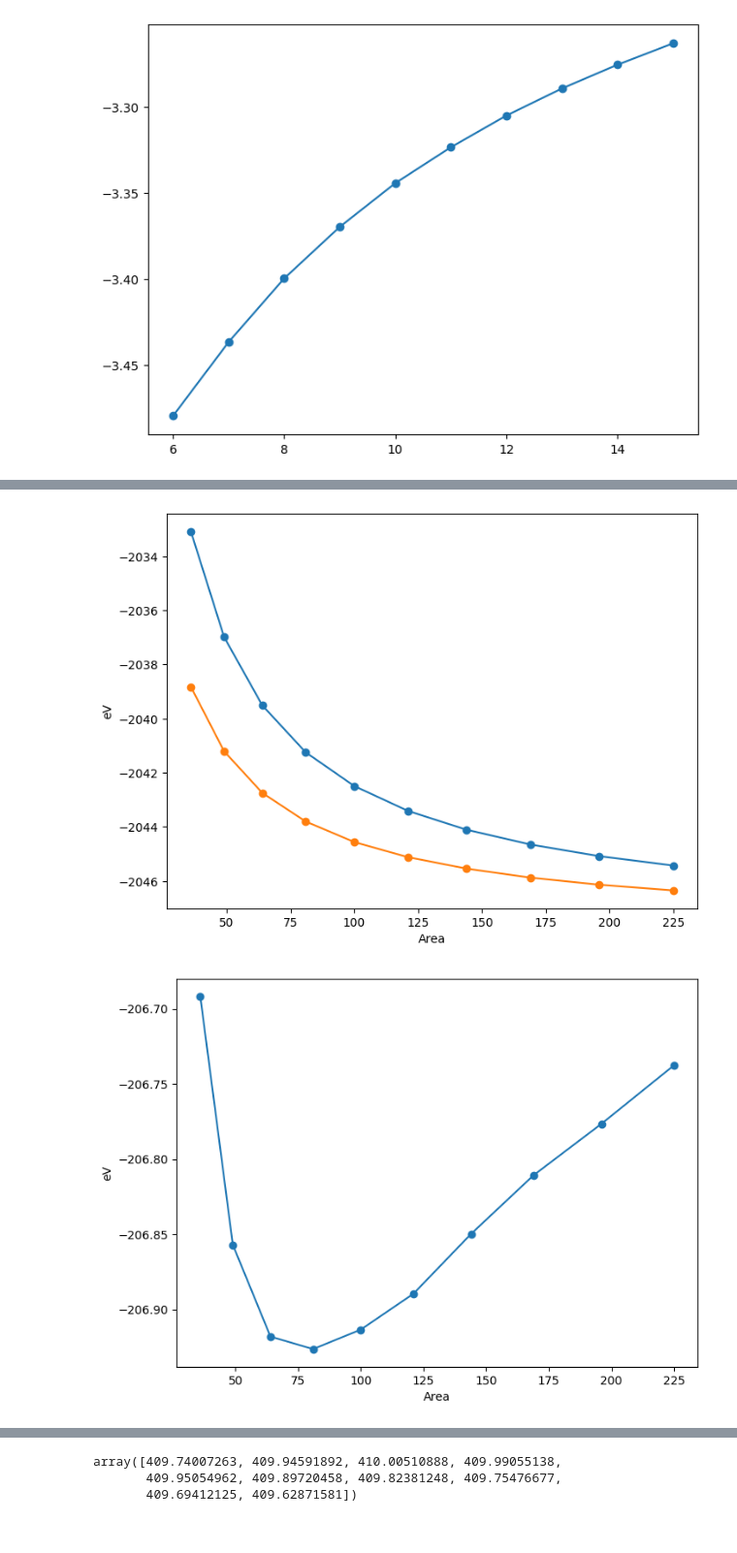
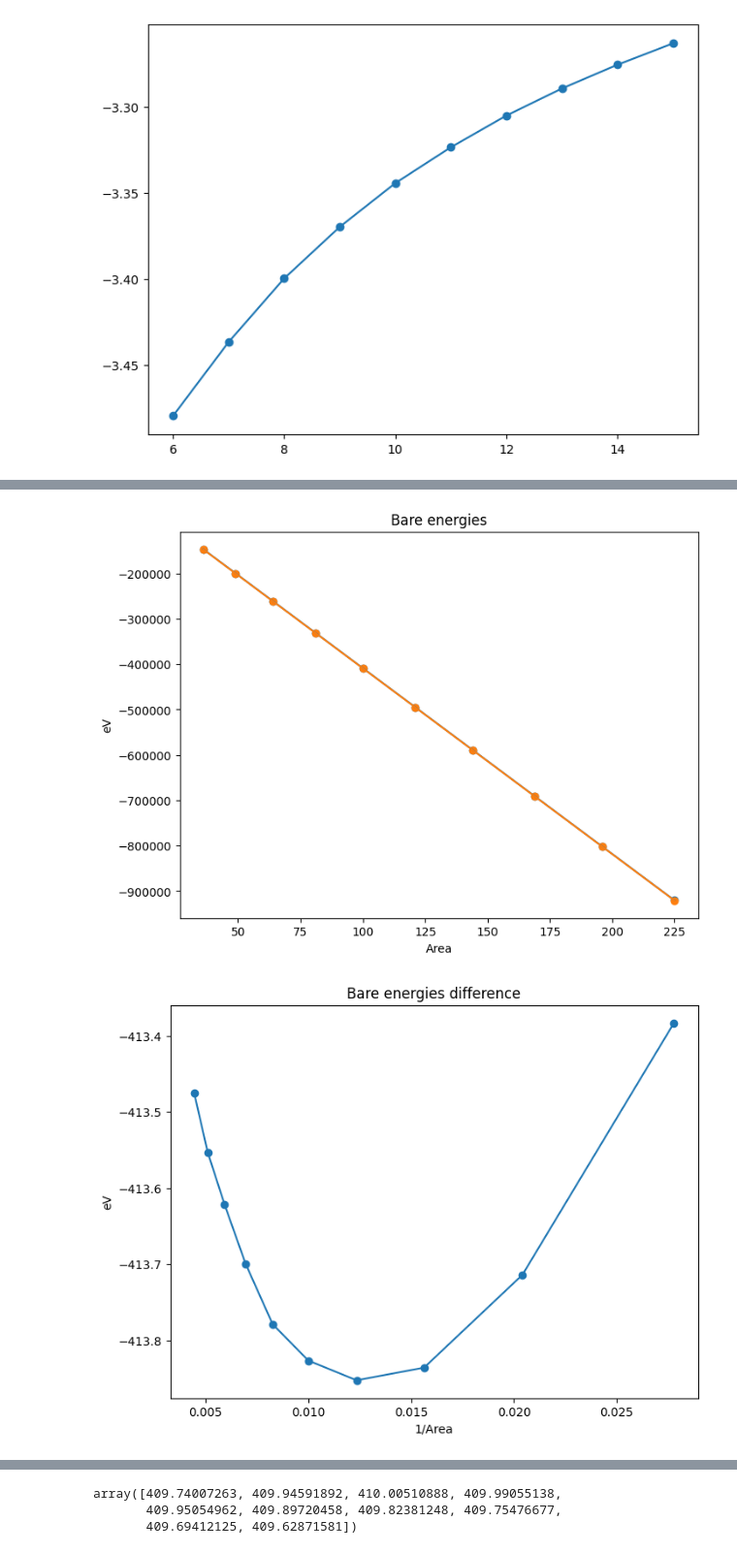
Before and after one commit to rjguo1208/potcorr, a Jupyter notebook: plot.ipynb, the cells around one changed output, grey strips where cells are left out. Shown at 97% size. Cells and saved outputs as stored; diff of their text form; code cells hidden in the pictures.

```diff
--- a/plot.ipynb
+++ b/plot.ipynb
@@ -344,7 +360,7 @@ ebare_n = np.array([-5381.687661436076,
 -21643.46768920564,
 -25407.772679060774,
 -29473.220809060447,
--33839.802306976635])*Ry2eV
+-33839.802306976635])*Ry2eV*2
 
 ebare_c = np.array(([-5396.885582043105,
 -7354.3378632487975,
@@ -355,7 +371,7 @@ ebare_c = np.array(([-5396.885582043105,
 -21658.677232979317,
 -25422.979346740085,
 -29488.42496927349,
--33855.00360001173]))*Ry2eV
+-33855.00360001173]))*Ry2eV*2
 
 potsum_bare_n = np.array([292.0550494355542,
 398.2248836629792,
@@ -366,7 +382,7 @@ potsum_bare_n = np.array([292.0550494355542,
 1174.081367347724,
 1378.2541253884908,
 1598.760703935667,
-1835.6011051922458])*Ry2eV
+1835.6011051922458])*Ry2eV*2
 
 potsum_bare_c = np.array([292.0550494355542,
 398.2248836629792,
@@ -377,41 +393,45 @@ potsum_bare_c = np.array([292.0550494355542,
 1174.081367347724,
 1378.2541253884908,
 1598.760703935667,
-1835.6011051922458,])*Ry2eV
+1835.6011051922458,])*Ry2eV*2
 
 x = np.array([6,7,8,9,10,11,12,13,14,15])
 
 fig,ax = plt.subplots(figsize = (8,6), dpi = 100)
-ax.plot(x**2,ebare_n/x**2)
-ax.plot(x**2,ebare_c/x**2)
-ax.scatter(x**2,ebare_n/x**2)
-ax.scatter(x**2,ebare_c/x**2)
+ax.plot(x**2,ebare_n)
+ax.plot(x**2,ebare_c)
+ax.scatter(x**2,ebare_n)
+ax.scatter(x**2,ebare_c)
 plt.ylabel('eV')
 plt.xlabel('Area')
+plt.title('Bare energies')
 plt.show()
 
 fig,ax = plt.subplots(figsize = (8,6), dpi = 100)
-ax.plot(x**2,(ebare_c-ebare_n))
-ax.scatter(x**2,(ebare_c-ebare_n))
+ax.plot(1/x**2,(ebare_c-ebare_n))
+ax.scatter(1/x**2,(ebare_c-ebare_n))
 plt.ylabel("eV")
-plt.xlabel('Area')
+plt.xlabel('1/Area')
+plt.title('Bare energies difference')
 plt.show()
 
 fig,ax = plt.subplots(figsize = (8,6), dpi = 100)
 ax.plot(x**2,potsum_bare_n)
 ax.plot(x**2,potsum_bare_c)
 ax.scatter(x**2,potsum_bare_n)
 ax.scatter(x**2,potsum_bare_c)
+plt.title('Sum of Bare potentials')
 plt.ylabel('eV')
 plt.xlabel('Area')
 plt.show()
 
 fig,ax = plt.subplots(figsize = (8,6), dpi = 100)
 ax.plot(x**2,potsum_bare_c-potsum_bare_n)
 ax.scatter(x**2,potsum_bare_c-potsum_bare_n)
+plt.title('Sum of Bare potentials difference')
 plt.ylabel('eV')
 plt.xlabel('Area')
 plt.show()
 # %% [output]
-[figure, old version]
+[figure, new version]
-[figure, old version]
+[figure, new version]
```
Also changed, not shown: parts of 11 cells of this notebook.
